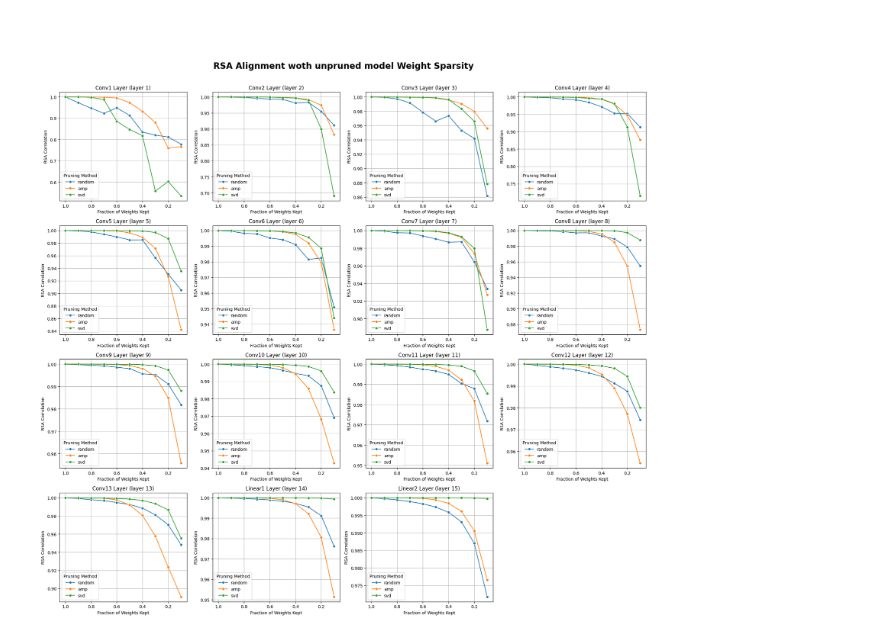
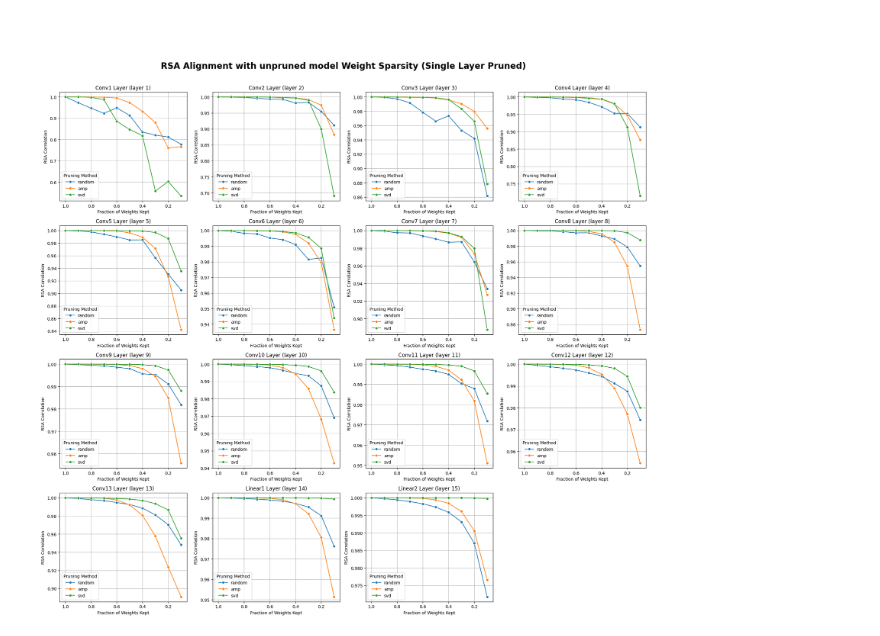
Before and after one commit to niranjanrajesh02/sparsity_alignment, a Jupyter notebook: 2_self_alignment/plot_results.ipynb, the cells around one changed output. Drawn from its saved outputs; the diff is of its cells as text; code cells hidden in the pictures.

```diff
--- a/2_self_alignment/plot_results.ipynb
+++ b/2_self_alignment/plot_results.ipynb
@@ -77,33 +77,33 @@ def get_sparsity_levels(prune_method='random', metric="eff_dim", prune_all=True,
 rsa_random_layerwise = read_results(prune_method='random', metric='rsa', prune_all=False) #[n_layers x n_sparsity_levels]
 rsa_amp_layerwise = read_results(prune_method='amp', metric='rsa', prune_all=False)
 rsa_svd_layerwise = read_results(prune_method='svd', metric='rsa', prune_all=False)
 
 layer_names = get_layer_names(prune_method='random', metric='rsa', prune_all=False)
 sparsity_levels = get_sparsity_levels(prune_method='random', metric='rsa', prune_all=False)
 
 fig, axs = plt.subplots(nrows=4, ncols=4, figsize=(20, 18))
 
 for i, ax in enumerate(axs.flatten()):
     if i < len(layer_names):
         layer_name = layer_names[i]
         df = pd.DataFrame(index=np.arange(len(sparsity_levels)*3), columns=['sparsity_level', 'rsa_corr', 'method'])
         df['sparsity_level'] = sparsity_levels*3
         df['rsa_corr'] = np.concatenate([rsa_random_layerwise[i, :], rsa_amp_layerwise[i, :], rsa_svd_layerwise[i, :]])
         df['method'] = ['random']*len(sparsity_levels) + ['amp']*len(sparsity_levels) + ['svd']*len(sparsity_levels)
         sns.lineplot(data=df, x='sparsity_level', y='rsa_corr', hue='method', marker='o', ax=ax)
 
         ax.set_title(f'{layer_name} Layer (layer {i+1})')
         ax.set_xlabel('Fraction of Weights Kept')
         ax.set_ylabel('RSA Correlation')
         ax.legend(title='Pruning Method')
         ax.grid()
         ax.invert_xaxis()
     else:
         ax.axis('off')
 
-fig.suptitle("RSA Alignment woth unpruned model Weight Sparsity", fontsize=20, y=1.01, fontweight="bold")
+fig.suptitle("RSA Alignment with unpruned model Weight Sparsity (Single Layer Pruned)", fontsize=20, y=1.01, fontweight="bold")
 plt.tight_layout()
 plt.show()
 # %% [output]
-[figure, old version]
+[figure, new version]
 # %%
```
Also changed, not shown: parts of 1 cell of this notebook, 34 other files.
